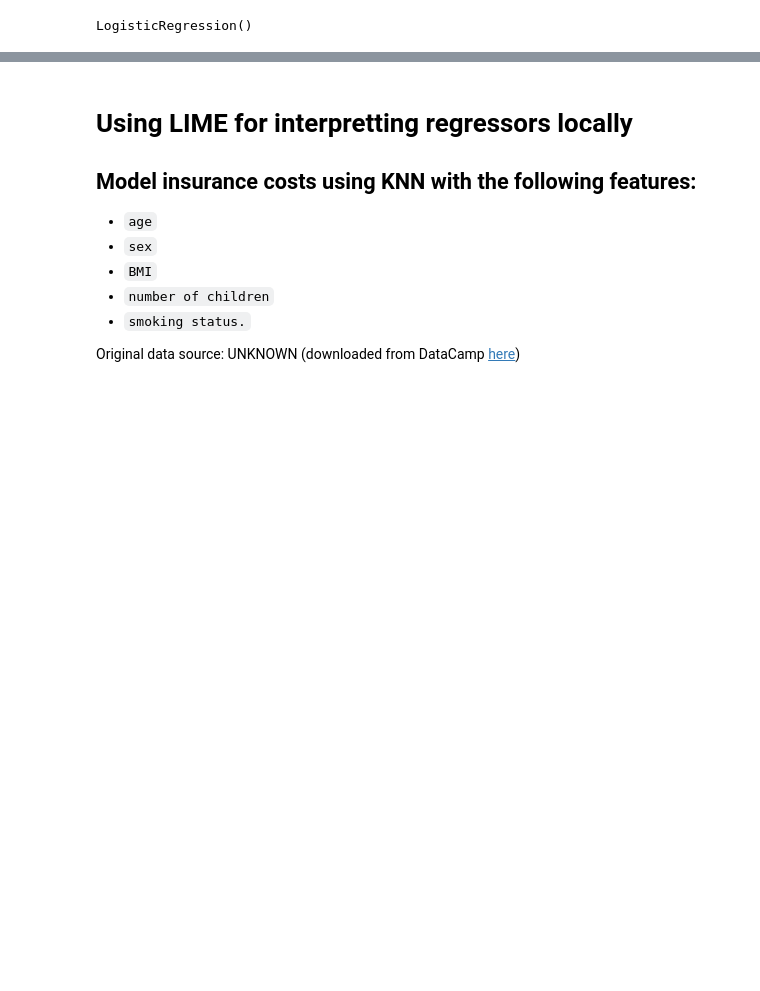
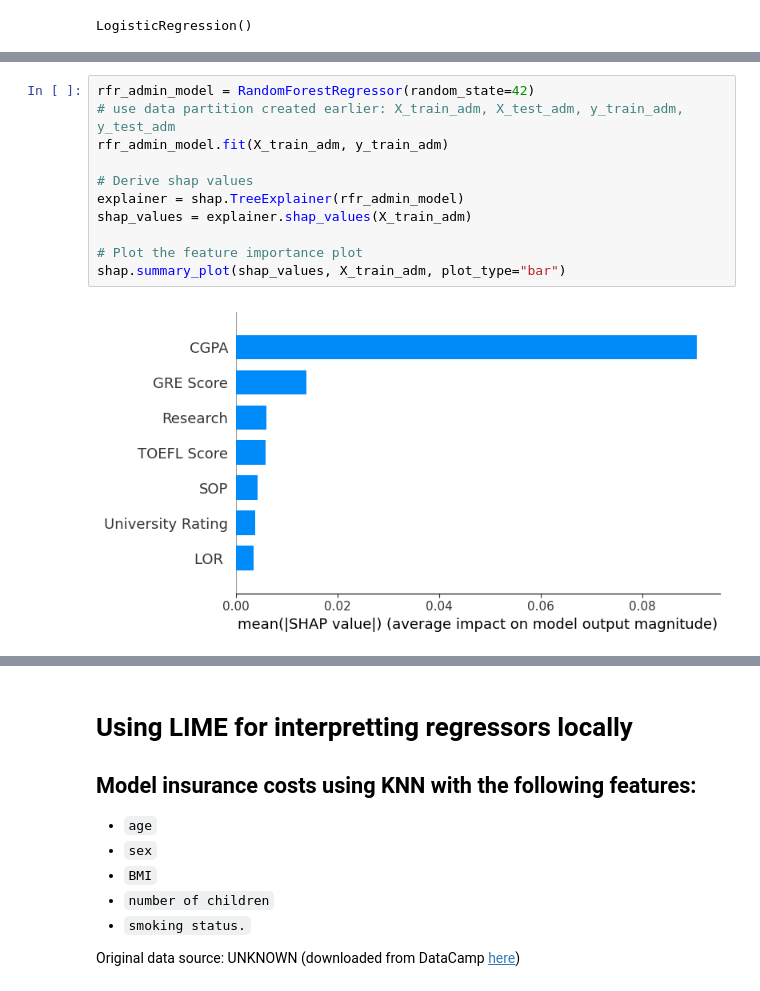
Before and after one commit to MichaelSzczepaniak/MLAIProjects, a Jupyter notebook: ExplainableML/ExplainableML.ipynb, the cells around one changed output, grey strips where cells are left out. Saved outputs shown, nothing was run; the diff lists cells and outputs as text; blank space fills up the shorter version.

```diff
--- a/ExplainableML/ExplainableML.ipynb
+++ b/ExplainableML/ExplainableML.ipynb
@@ -704,0 +721,13 @@ plot_importances(coefficients, mean_abs_shap, X_train_inc.columns, xtick_rotatio
+# %%
+rfr_admin_model = RandomForestRegressor(random_state=42)
+# use data partition created earlier: X_train_adm, X_test_adm, y_train_adm, y_test_adm
+rfr_admin_model.fit(X_train_adm, y_train_adm)
+
+# Derive shap values
+explainer = shap.TreeExplainer(rfr_admin_model)
+shap_values = explainer.shap_values(X_train_adm)
+
+# Plot the feature importance plot
+shap.summary_plot(shap_values, X_train_adm, plot_type="bar")
+# %% [output]
+[figure, added]
```
Also changed, not shown: parts of 15 cells of this notebook.
